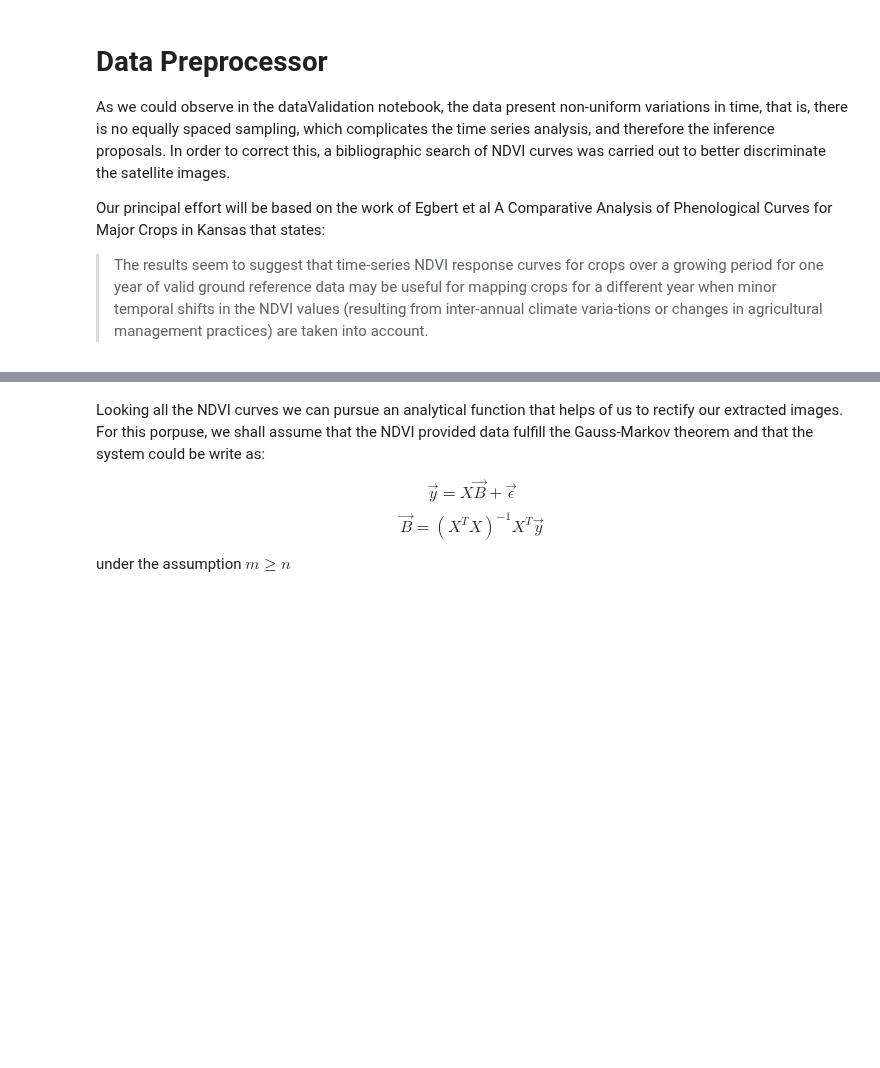
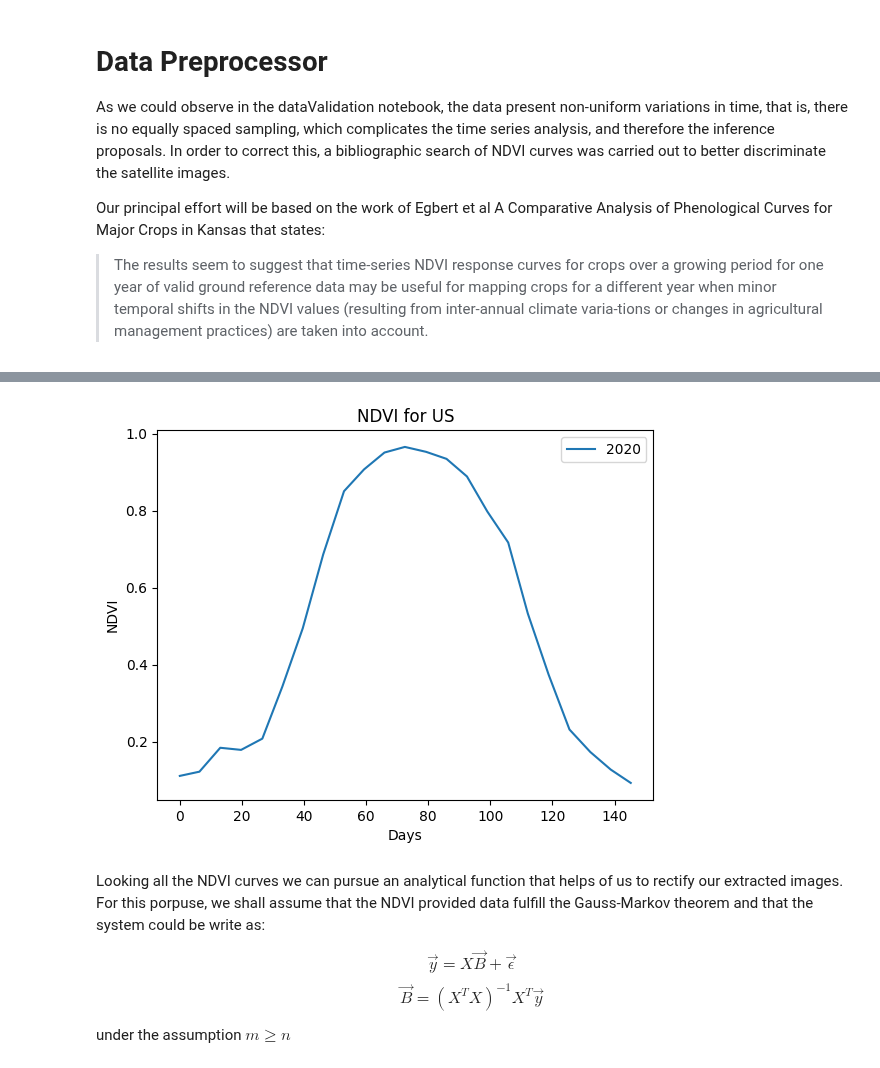
Before and after one commit to AguilarAngel9/Plant-Growth-Cycle-based-on-geospatial-data, a Jupyter notebook: DataExtraction/dataPreprocessor.ipynb, the cells around one changed output, grey strips where cells are left out. Drawn from its saved outputs; the diff is of its cells as text; code cells hidden in the pictures; blank space fills up the shorter version.

```diff
--- a/DataExtraction/dataPreprocessor.ipynb
+++ b/DataExtraction/dataPreprocessor.ipynb
@@ -56,3 +61,12 @@ plt.show()
+# %%
+plt.plot(ndvi2020['days'], ndvi2020['NDVI'], label='2020')
+plt.title('NDVI for US')
+plt.ylabel('NDVI')
+plt.xlabel('Days')
+plt.legend()
+plt.show()
+# %% [output]
+[figure, added]
 # %% [markdown]
 Looking all the NDVI curves we can pursue an analytical function that helps of us to rectify our extracted images. For this porpuse, we shall assume that the NDVI provided data fulfill the Gauss-Markov theorem and that the system could be write as:
 
```
Also changed, not shown: parts of 10 cells of this notebook, 1 other file.
